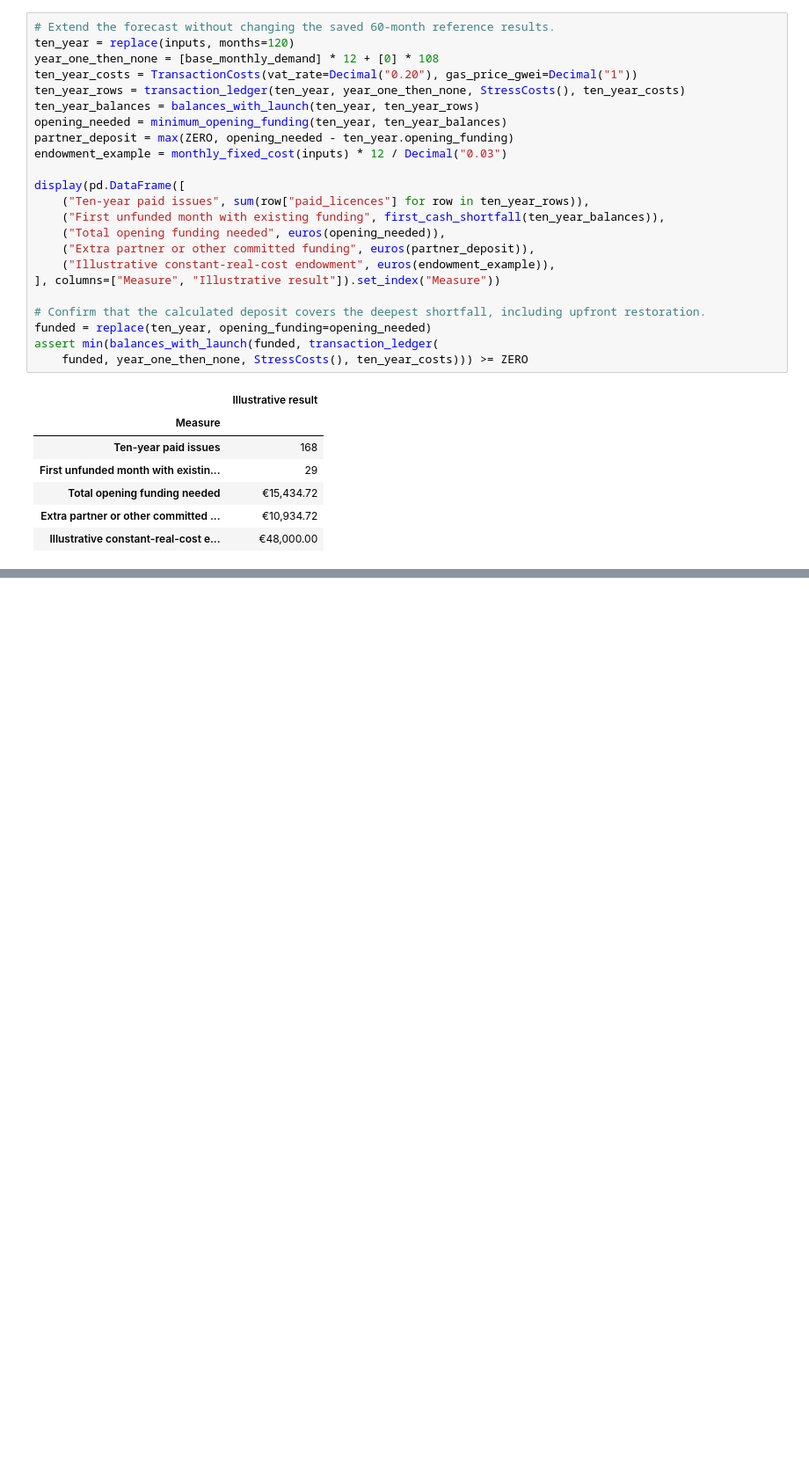
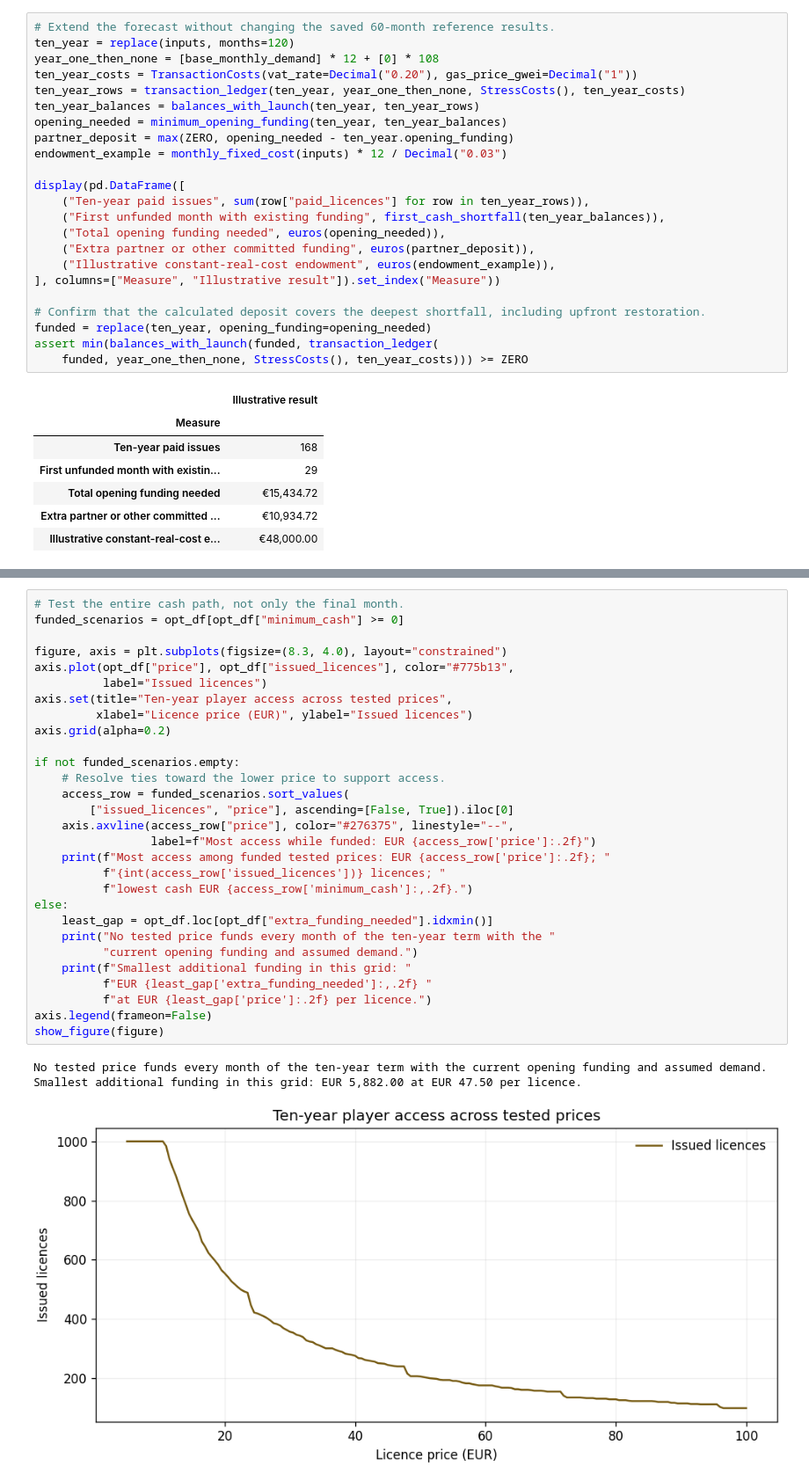
Before and after one commit to tanvirrubayet/fdp1-game-preservation, a Jupyter notebook: preservation_economics.ipynb, the cells around one changed output, grey strips where cells are left out. Shown at 88% size. Saved outputs shown, nothing was run; the diff lists cells and outputs as text; blank space fills up the shorter version.

```diff
--- a/preservation_economics.ipynb
+++ b/preservation_economics.ipynb
@@ -1164,0 +1243,33 @@ show_figure(figure)
+# %%
+# Test the entire cash path, not only the final month.
+funded_scenarios = opt_df[opt_df["minimum_cash"] >= 0]
+
+figure, axis = plt.subplots(figsize=(8.3, 4.0), layout="constrained")
+axis.plot(opt_df["price"], opt_df["issued_licences"], color="#775b13",
+          label="Issued licences")
+axis.set(title="Ten-year player access across tested prices",
+         xlabel="Licence price (EUR)", ylabel="Issued licences")
+axis.grid(alpha=0.2)
+
+if not funded_scenarios.empty:
+    # Resolve ties toward the lower price to support access.
+    access_row = funded_scenarios.sort_values(
+        ["issued_licences", "price"], ascending=[False, True]).iloc[0]
+    axis.axvline(access_row["price"], color="#276375", linestyle="--",
+                 label=f"Most access while funded: EUR {access_row['price']:.2f}")
+    print(f"Most access among funded tested prices: EUR {access_row['price']:.2f}; "
+          f"{int(access_row['issued_licences'])} licences; "
+          f"lowest cash EUR {access_row['minimum_cash']:,.2f}.")
+else:
+    least_gap = opt_df.loc[opt_df["extra_funding_needed"].idxmin()]
+    print("No tested price funds every month of the ten-year term with the "
+          "current opening funding and assumed demand.")
+    print(f"Smallest additional funding in this grid: "
+          f"EUR {least_gap['extra_funding_needed']:,.2f} "
+          f"at EUR {least_gap['price']:.2f} per licence.")
+axis.legend(frameon=False)
+show_figure(figure)
+# %% [output]
+No tested price funds every month of the ten-year term with the current opening funding and assumed demand.
+Smallest additional funding in this grid: EUR 5,882.00 at EUR 47.50 per licence.
+[figure, added]
```
Also changed, not shown: parts of 14 cells of this notebook.
